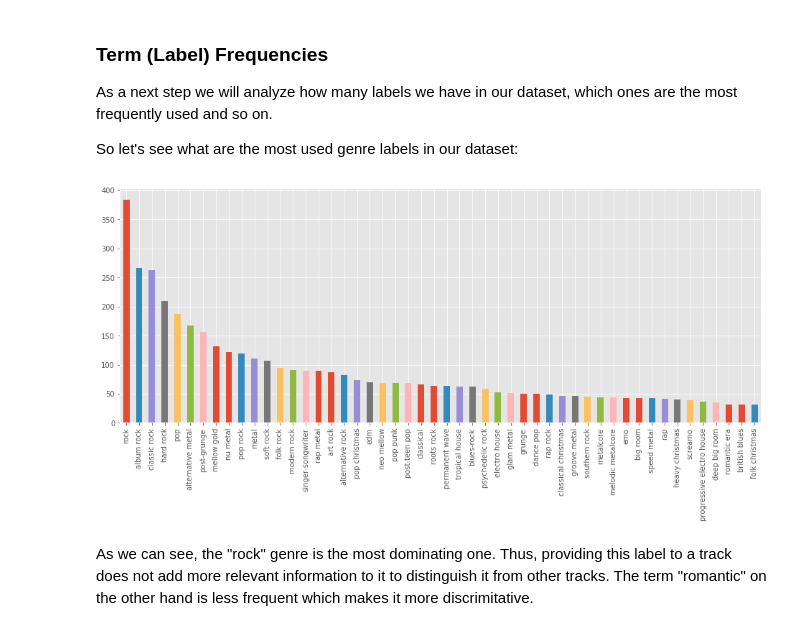
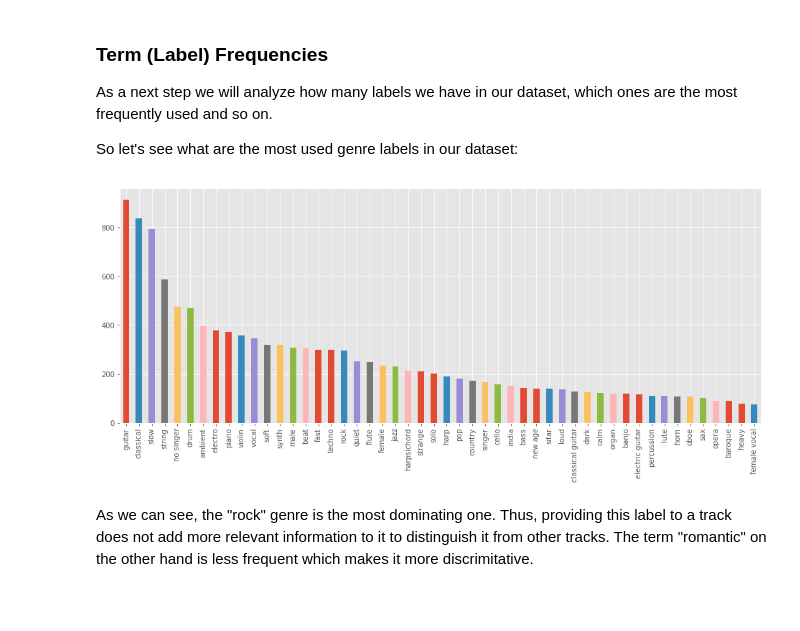
Before and after one commit to slychief/ismir2018_tutorial, a Jupyter notebook: Part 3c - Siamese Networks with Tag Similarity.ipynb, the cells around one changed output. Saved outputs shown, nothing was run; the diff lists cells and outputs as text; code cells hidden in the pictures; blank space fills up the shorter version.

```diff
--- a/Part 3c - Siamese Networks with Tag Similarity.ipynb
+++ b/Part 3c - Siamese Networks with Tag Similarity.ipynb
@@ -168,0 +88,6 @@ feature_data /= feature_data.std(axis=0)
+# %%
+metadata["featurespace_id"] = np.arange(metadata.shape[0])
+# %%
+metadata["player"] = '<audio src="' + \
+                     metadata.mp3_path.str.replace(AUTIO_ROOT_PATH, "http://localhost:9999") + \
+                     '" controls>'
@@ -168,0 +96,2 @@ feature_data /= feature_data.std(axis=0)
+# %%
+labels = pd.read_csv("%s/ismir2018_tut_part_3_similarity_labels.csv" % METADATA_PATH, index_col=0)
@@ -169,3 +102,5 @@ feature_data /= feature_data.std(axis=0)
+# %%
+labels = labels.loc[metadata.index]
 # %% [markdown]
 # Tag Similarities
 
@@ -213,9 +136,9 @@ As a next step we will analyze how many labels we have in our dataset, which one
 
 So let's see what are the most used genre labels in our dataset:
 # %%
-genres_bin.sum(axis=0).sort_values(ascending=False)[:50].plot(kind="bar", figsize=(16,6));
+labels.sum(axis=0).sort_values(ascending=False)[:50].plot(kind="bar", figsize=(16,6));
 # %% [output]
-[figure, old version]
+[figure, new version]
 # %% [markdown]
 As we can see, the "rock" genre is the most dominating one. Thus, providing this label to a track does not add more relevant information to it to distinguish it from other tracks. The term "romantic" on the other hand is less frequent which makes it more discrimitative.
 # %%
```
Also changed, not shown: parts of 66 cells of this notebook, 1 other file.
